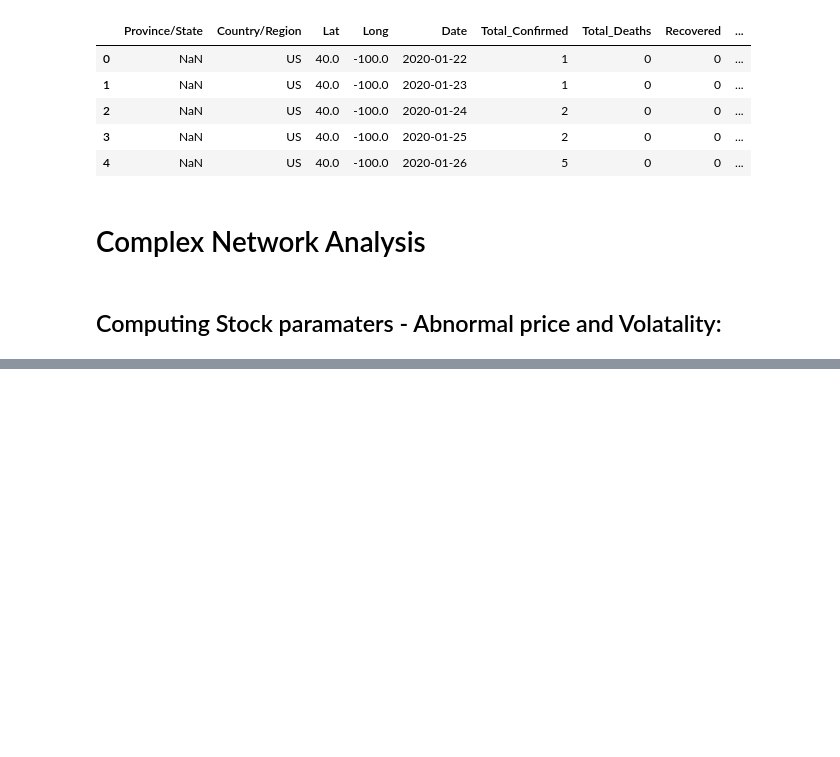
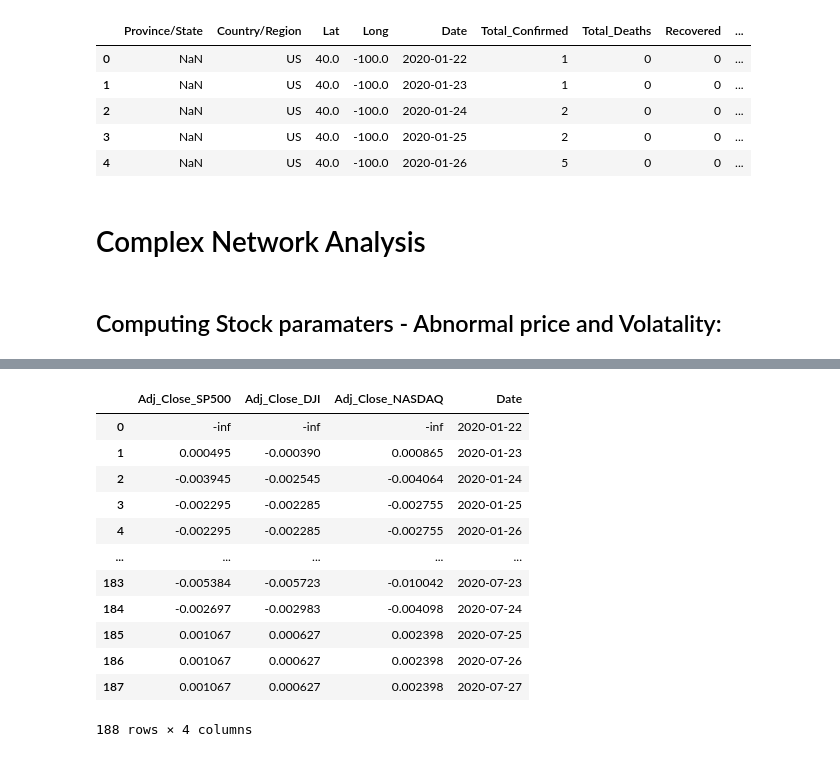
Before and after one commit to gandhimonil9823/Covid_Stock_Analysis, a Jupyter notebook: Covid_Stock.ipynb, the cells around one changed output, grey strips where cells are left out. Saved outputs shown, nothing was run; the diff lists cells and outputs as text; code cells hidden in the pictures; blank space fills up the shorter version.

```diff
--- a/Covid_Stock.ipynb
+++ b/Covid_Stock.ipynb
@@ -339,0 +375,16 @@ stock_closing_prices_188.head()
+# %%
+rt
+# %% [output]
+|  | Adj_Close_SP500 | Adj_Close_DJI | Adj_Close_NASDAQ | Date |
+| 0 | -inf | -inf | -inf | 2020-01-22 |
+| 1 | 0.000495 | -0.000390 | 0.000865 | 2020-01-23 |
+| 2 | -0.003945 | -0.002545 | -0.004064 | 2020-01-24 |
+| 3 | -0.002295 | -0.002285 | -0.002755 | 2020-01-25 |
+| 4 | -0.002295 | -0.002285 | -0.002755 | 2020-01-26 |
+| ... | ... | ... | ... | ... |
+| 183 | -0.005384 | -0.005723 | -0.010042 | 2020-07-23 |
+| 184 | -0.002697 | -0.002983 | -0.004098 | 2020-07-24 |
+| 185 | 0.001067 | 0.000627 | 0.002398 | 2020-07-25 |
+| 186 | 0.001067 | 0.000627 | 0.002398 | 2020-07-26 |
+| 187 | 0.001067 | 0.000627 | 0.002398 | 2020-07-27 |
+188 rows × 4 columns
```
Also changed, not shown: parts of 11 cells of this notebook.
